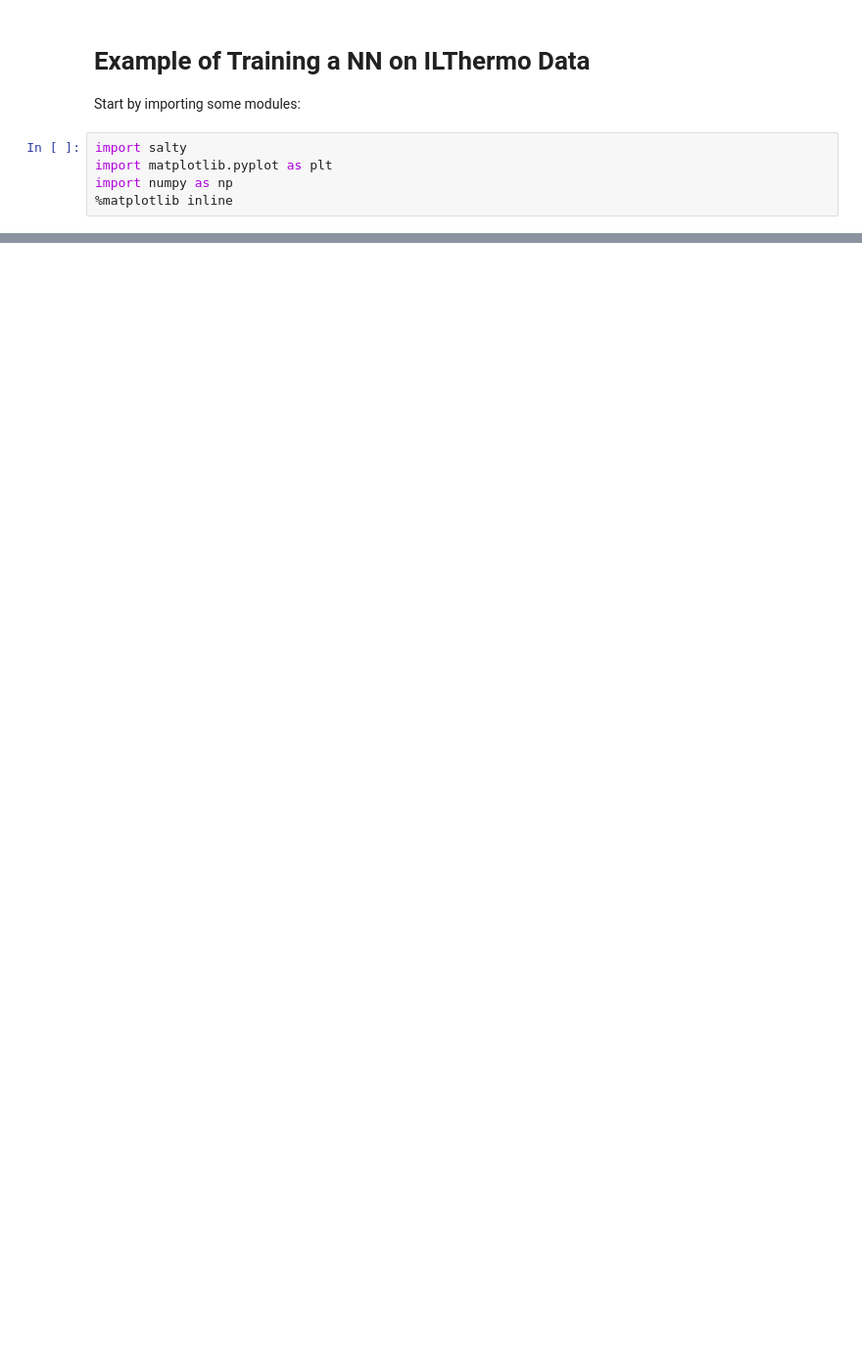
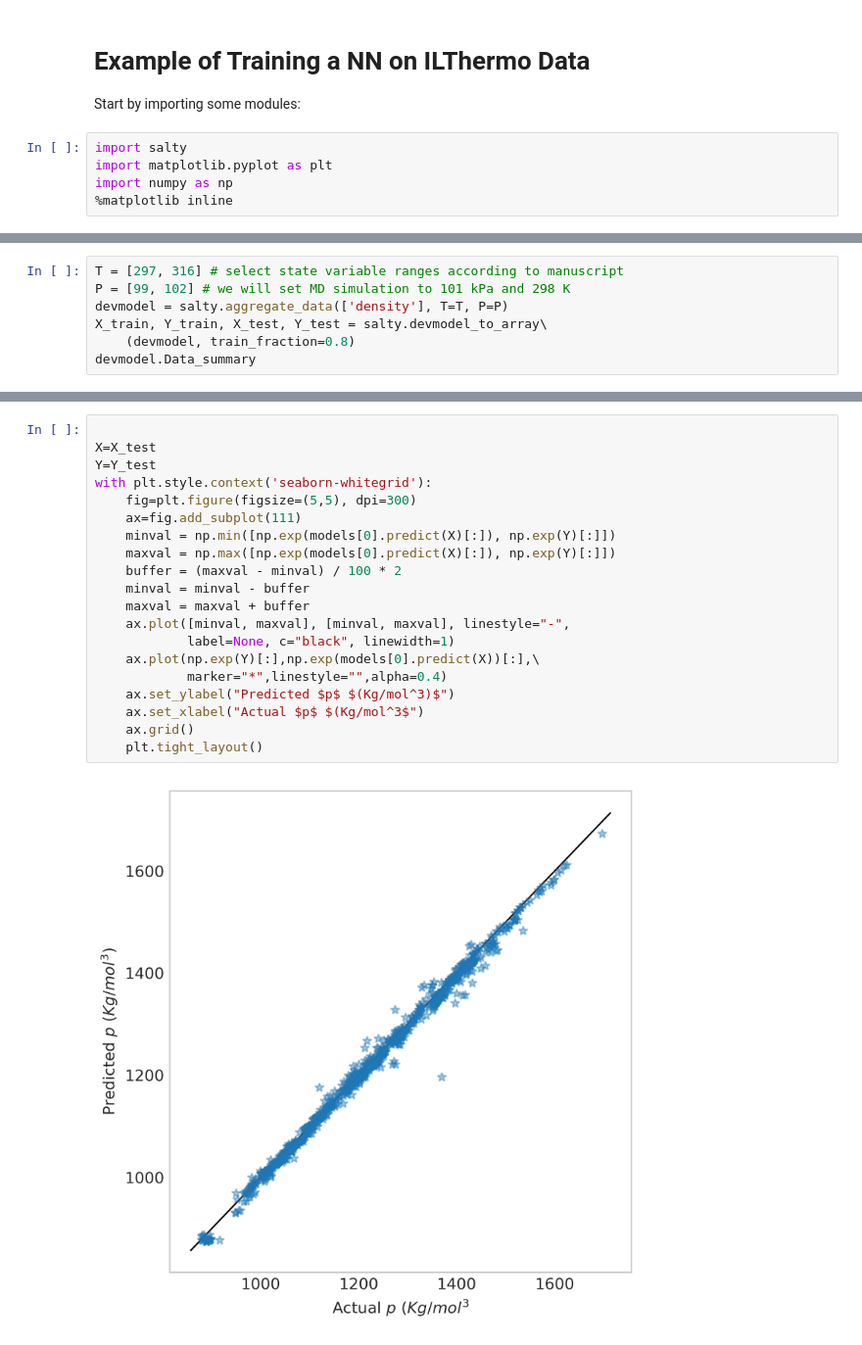
Before and after one commit to wesleybeckner/adaptive_learning_salts, a Jupyter notebook: notebooks/qspr_nn_development.ipynb, the cells around one changed output, grey strips where cells are left out. Shown: that part at 98% size. Cells and saved outputs as stored; diff of their text form; blank space fills up the shorter version.

```diff
--- a/notebooks/qspr_nn_development.ipynb
+++ b/notebooks/qspr_nn_development.ipynb
@@ -151,0 +146,7 @@ pd.read_csv("../salty/data/density_summ.csv")
+# %%
+T = [297, 316] # select state variable ranges according to manuscript
+P = [99, 102] # we will set MD simulation to 101 kPa and 298 K
+devmodel = salty.aggregate_data(['density'], T=T, P=P)
+X_train, Y_train, X_test, Y_test = salty.devmodel_to_array\
+    (devmodel, train_fraction=0.8)
+devmodel.Data_summary
@@ -151,0 +162,22 @@ pd.read_csv("../salty/data/density_summ.csv")
+# %%
+
+X=X_test
+Y=Y_test
+with plt.style.context('seaborn-whitegrid'):
+    fig=plt.figure(figsize=(5,5), dpi=300)
+    ax=fig.add_subplot(111)
+    minval = np.min([np.exp(models[0].predict(X)[:]), np.exp(Y)[:]])
+    maxval = np.max([np.exp(models[0].predict(X)[:]), np.exp(Y)[:]])
+    buffer = (maxval - minval) / 100 * 2
+    minval = minval - buffer
+    maxval = maxval + buffer
+    ax.plot([minval, maxval], [minval, maxval], linestyle="-",
+            label=None, c="black", linewidth=1)
+    ax.plot(np.exp(Y)[:],np.exp(models[0].predict(X))[:],\
+            marker="*",linestyle="",alpha=0.4)
+    ax.set_ylabel("Predicted $p$ $(Kg/mol^3)$")
+    ax.set_xlabel("Actual $p$ $(Kg/mol^3$")
+    ax.grid()
+    plt.tight_layout()
+# %% [output]
+[figure, added]
```
Also changed, not shown: parts of 18 cells of this notebook, 1 other file.
